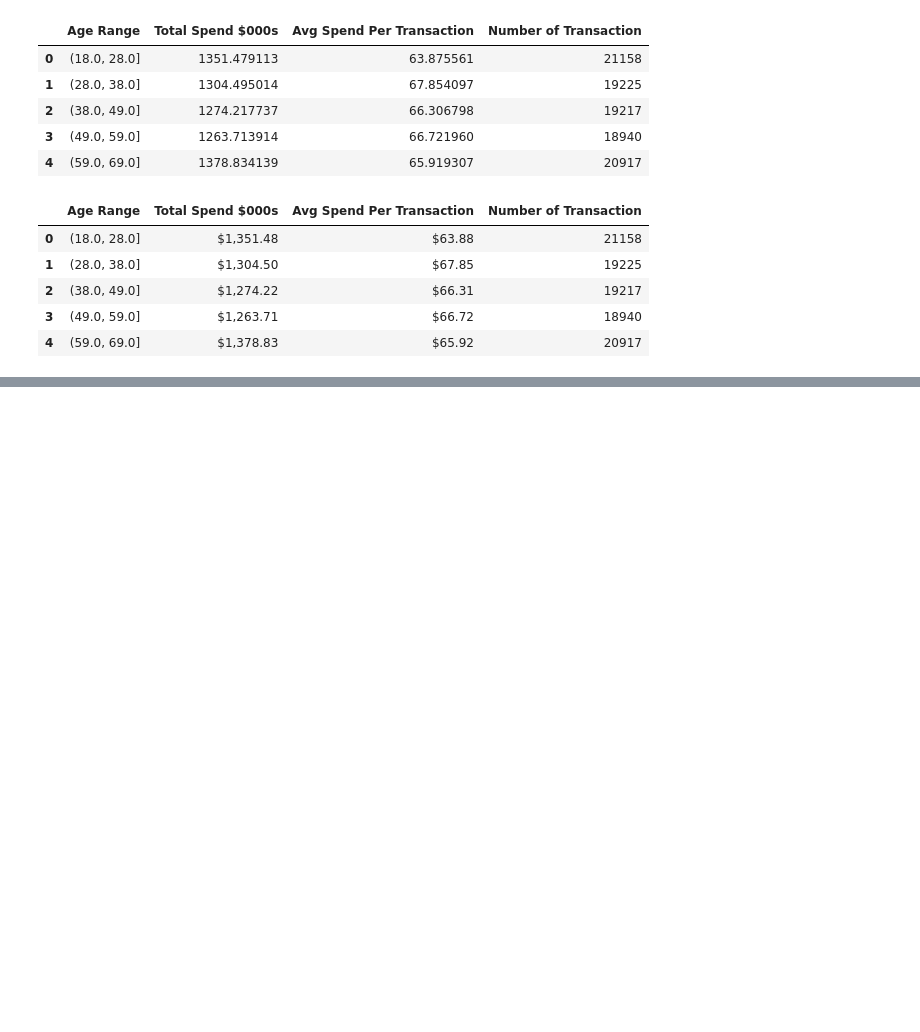
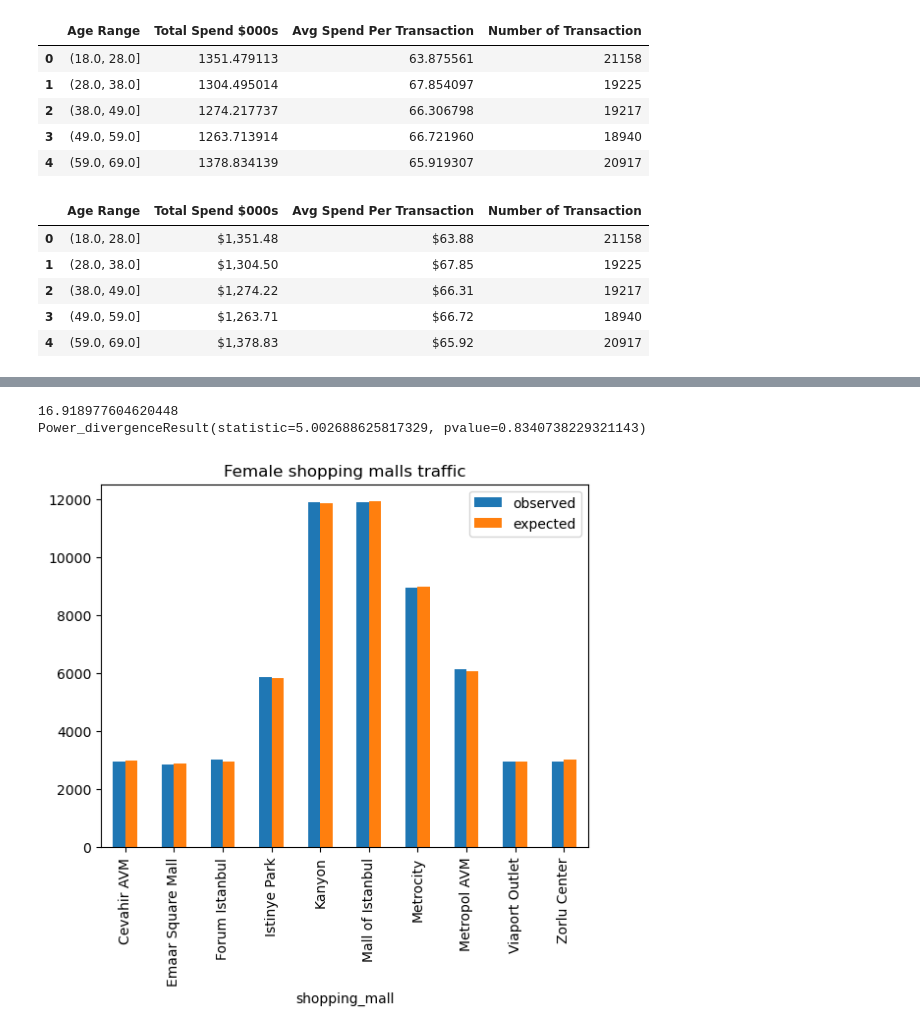
Before and after one commit to SarahIFawzy/Retail-Sales-Analysis, a Jupyter notebook: compiled_code.ipynb, the cells around one changed output, grey strips where cells are left out. Drawn from its saved outputs; the diff is of its cells as text; code cells hidden in the pictures; blank space fills up the shorter version.

```diff
--- a/compiled_code.ipynb
+++ b/compiled_code.ipynb
@@ -1263,0 +1301,18 @@ analysis_by_age
+# %%
+# Insert data for the chi-square test, which determines whether the deviations of actual values from expected ones are statistically significant.
+# DataFrame needs to be created where each row corresponds to a mall and there are two columns - expected and actual visits.
+# Obtain the distribution of the number of customers across all malls.
+customers_by_malls = merged_df.groupby("shopping_mall").size()
+# Obtain the distribution of the actual number of female customers across all malls.
+female_customers_by_mall_observed = merged_df[(merged_df["gender"] == "Female")].groupby("shopping_mall").size()
+# Obtain the distribution of the actual number of male customers across all malls.
+male_customers_by_mall_observed = merged_df[(merged_df["gender"] == "Male")].groupby("shopping_mall").size()
+# Calculate the expected number of customers of both genders, using the formula total number of customers x the proportion of women (men) in the overall distribution.
+female_customers_by_mall_expected = customers_by_malls * female_ratio
+male_customers_by_mall_expected = customers_by_malls * male_ratio
+
+print(customers_by_malls)
+print(female_customers_by_mall_observed)
+print(male_customers_by_mall_observed)
+print(female_customers_by_mall_expected)
+print(male_customers_by_mall_expected)
@@ -1263,0 +1337,7 @@ analysis_by_age
+# %%
+female_customers_by_mall = pd.DataFrame({
+    "observed": female_customers_by_mall_observed,
+    "expected": female_customers_by_mall_expected
+})
+
+female_customers_by_mall
@@ -1263,0 +1377,20 @@ analysis_by_age
+# %%
+# Conduct a chi-square test for female visitation.
+# Calculate the critical value (exceeding which we can consider the difference in visitation to be statistically significant).
+
+degree_of_freedom = len(female_customers_by_mall) - 1
+p_value = 0.05
+confidence_level = 1- p_value
+
+critical_value = stats.chi2.ppf(confidence_level, degree_of_freedom)
+print(critical_value)
+
+print(stats.chisquare(f_obs=female_customers_by_mall["observed"], f_exp=female_customers_by_mall["expected"]))
+
+female_customers_by_mall.plot(kind="bar")
+plt.title("Female shopping malls traffic")
+plt.show()
+# %% [output]
+16.918977604620448
+Power_divergenceResult(statistic=5.002688625817329, pvalue=0.8340738229321143)
+[figure, added]
```
Also changed, not shown: parts of 41 cells of this notebook.
